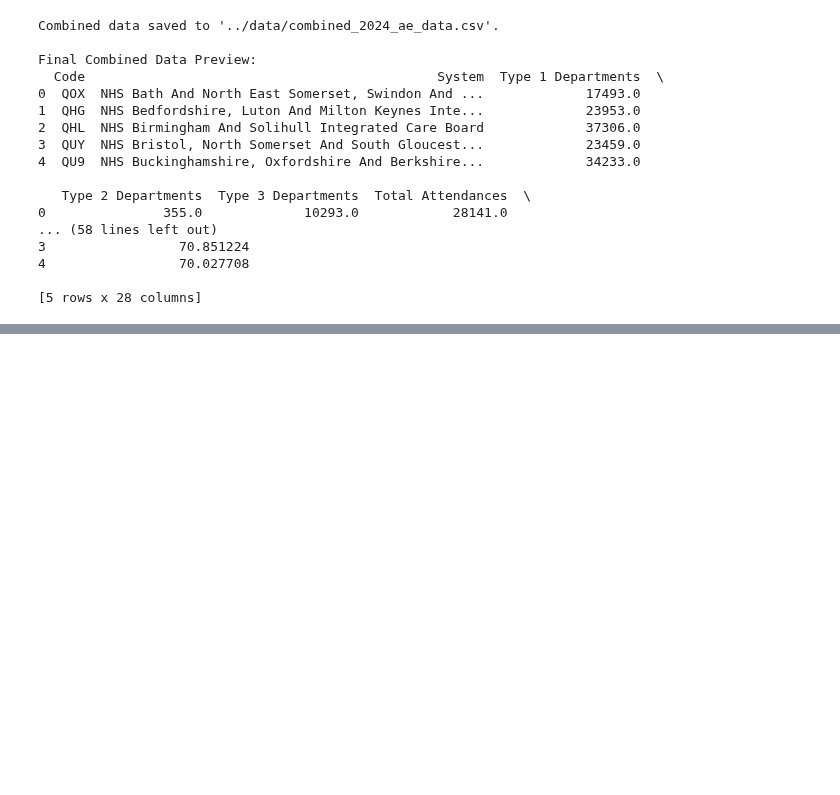
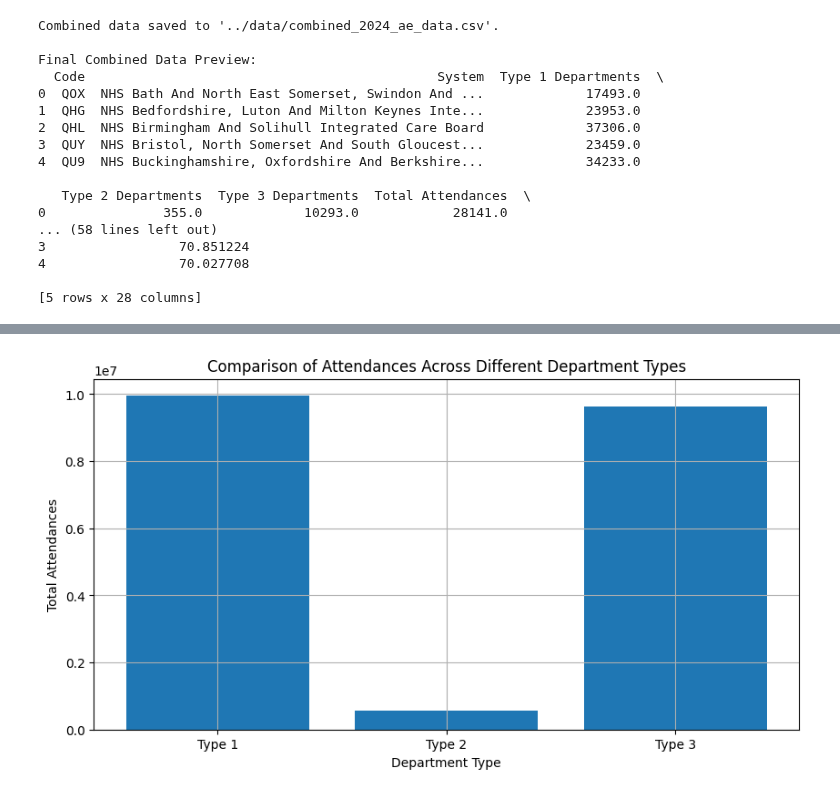
Before and after one commit to sophieboyle1/Final-Year-Project, a Jupyter notebook: src/synthetic_data_v2.ipynb, the cells around one changed output, grey strips where cells are left out. Cells and saved outputs as stored; diff of their text form; code cells hidden in the pictures; blank space fills up the shorter version.

```diff
--- a/src/synthetic_data_v2.ipynb
+++ b/src/synthetic_data_v2.ipynb
@@ -203,0 +158,14 @@ real_full_moon = real_full_moon.set_index
+# %%
+# Aggregate and plot comparison of attendances across different department types
+department_types = ['Type 1', 'Type 2', 'Type 3']
+total_attendances_types = combined_data[['Attendances < 4 hours (Type 1)', 'Attendances < 4 hours (Type 2)', 'Attendances < 4 hours (Type 3)']].sum()
+
+plt.figure(figsize=(10, 5))
+plt.bar(department_types, total_attendances_types)
+plt.title("Comparison of Attendances Across Different Department Types")
+plt.xlabel("Department Type")
+plt.ylabel("Total Attendances")
+plt.grid()
+plt.show()
+# %% [output]
+[figure, added]
```
Also changed, not shown: parts of 8 cells of this notebook.
